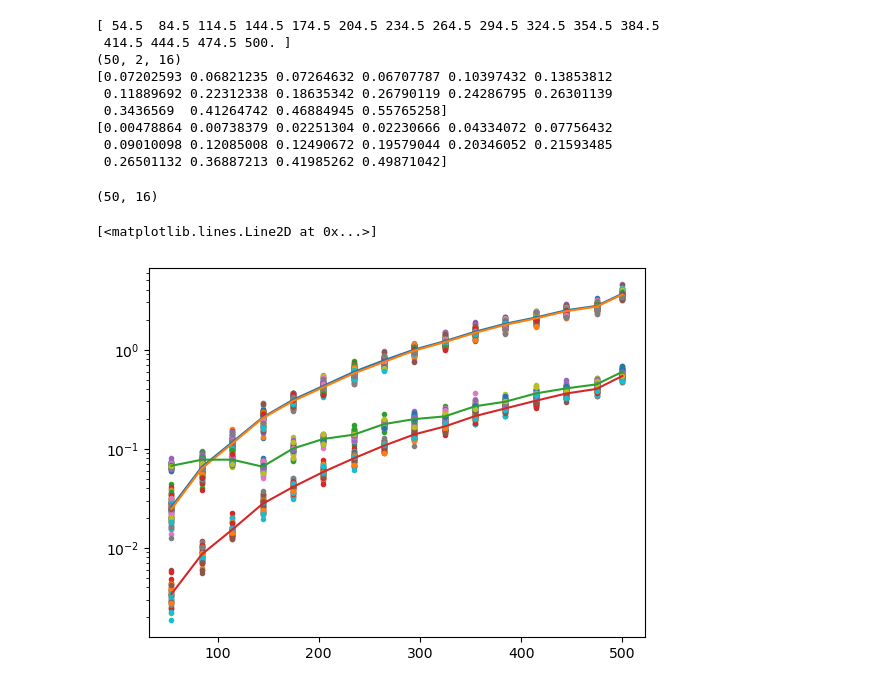
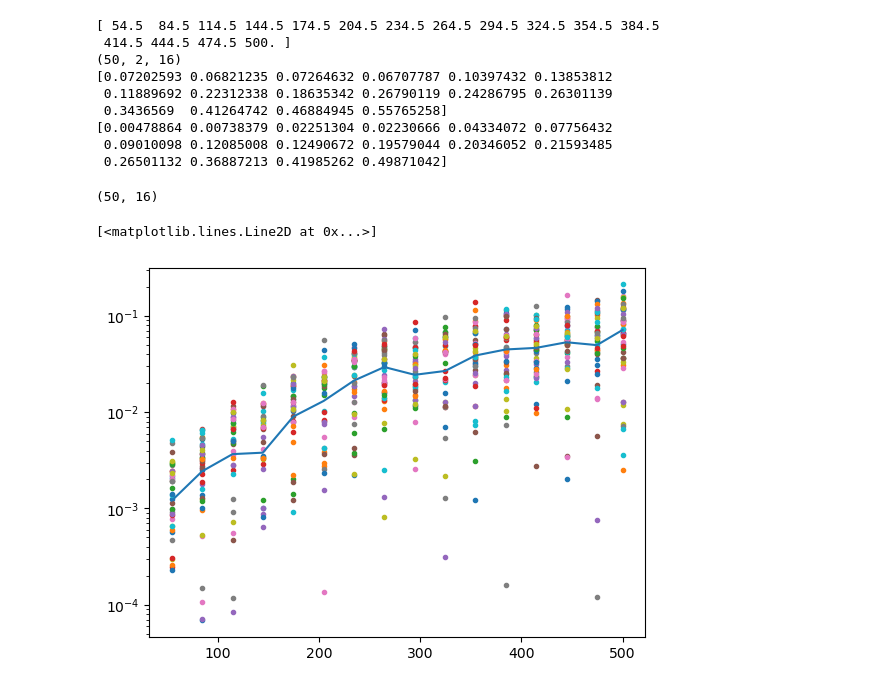
Before and after one commit to mathias77515/CMM-Pipeline, a Jupyter notebook: scripts_nahuel/Untitled.ipynb, the cells around one changed output. Drawn from its saved outputs; the diff is of its cells as text; code cells hidden in the pictures.

```diff
--- a/scripts_nahuel/Untitled.ipynb
+++ b/scripts_nahuel/Untitled.ipynb
@@ -47,30 +47,35 @@ print(map_dict['Dl_2x2'][0,:])
 # %%
 plt.figure()
 for i in range(map_dict['Dl'].shape[0]):
-    # plt.semilogy(ell,map_dict['Dl'][i,0,:]-map_dict['Dl_1x1'][i,:],'.')
-    plt.semilogy(ell,map_dict['Dl'][i,0,:],'.')
-    plt.semilogy(ell,map_dict['Dl_1x1'][i,:],'.')
-    plt.semilogy(ell,map_dict['Dl'][i,1,:],'.')
-    plt.semilogy(ell,map_dict['Dl_2x2'][i,:],'.')
+    # a=1
+    plt.semilogy(ell,map_dict['Dl'][i,0,:]-map_dict['Dl_1x1'][i,:],'.')
+    # plt.semilogy(ell,map_dict['Dl'][i,0,:],'.')
+    # plt.semilogy(ell,map_dict['Dl_1x1'][i,:],'.')
+    # plt.semilogy(ell,map_dict['Dl'][i,1,:],'.')
+    # plt.semilogy(ell,map_dict['Dl_2x2'][i,:],'.')
 
 #     plt.loglog(map_dict['ell'],np.abs(map_dict['Dl_2x2'][i,:]))
 # plt.loglog(map_dict['ell'],map_dict['Dl'][i,0,:])
 # plt.figure()
 # plt.loglog(map_dict['ell'],map_dict['Dl'][6,0,:])
 print(map_dict['Dl_1x1'].shape)
 
+mean = np.mean(map_dict['Dl'][:,0,:]-map_dict['Dl_1x1'][:,:],axis=0)
+# mean_bis = np.mean(map_dict['Dl'][:,0,:]-np.mean(map_dict['Dl_1x1'][:,:],axis=0),axis=0)
 mean_0 = np.mean(map_dict['Dl'][:,0,:],axis=0)
 mean_1 = np.mean(map_dict['Dl'][:,1,:],axis=0)
 mean_n11 = np.mean(map_dict['Dl_1x1'][:,:],axis=0)
 mean_n22 = np.mean(map_dict['Dl_2x2'][:,:],axis=0)
 # print(mean_0.shape)
 # print(mean_1.shape)
-plt.semilogy(ell,mean_0)
-plt.semilogy(ell,mean_n11)
-plt.semilogy(ell,mean_1)
-plt.semilogy(ell,mean_n22)
+plt.semilogy(ell,mean)
+# plt.semilogy(ell,mean_bis)
+# plt.semilogy(ell,mean_0)
+# plt.semilogy(ell,mean_n11)
+# plt.semilogy(ell,mean_1)
+# plt.semilogy(ell,mean_n22)
 # plt.show()
 # %% [output]
 (50, 16)
 [<matplotlib.lines.Line2D at 0x...>]
-[figure, old version]
+[figure, new version]
```
Also changed, not shown: 4 other files.
